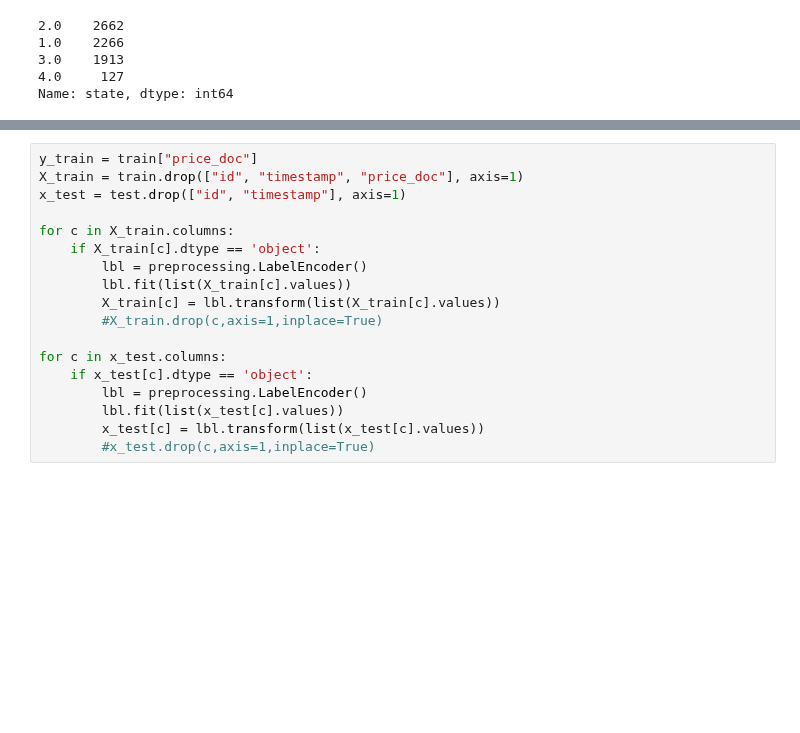
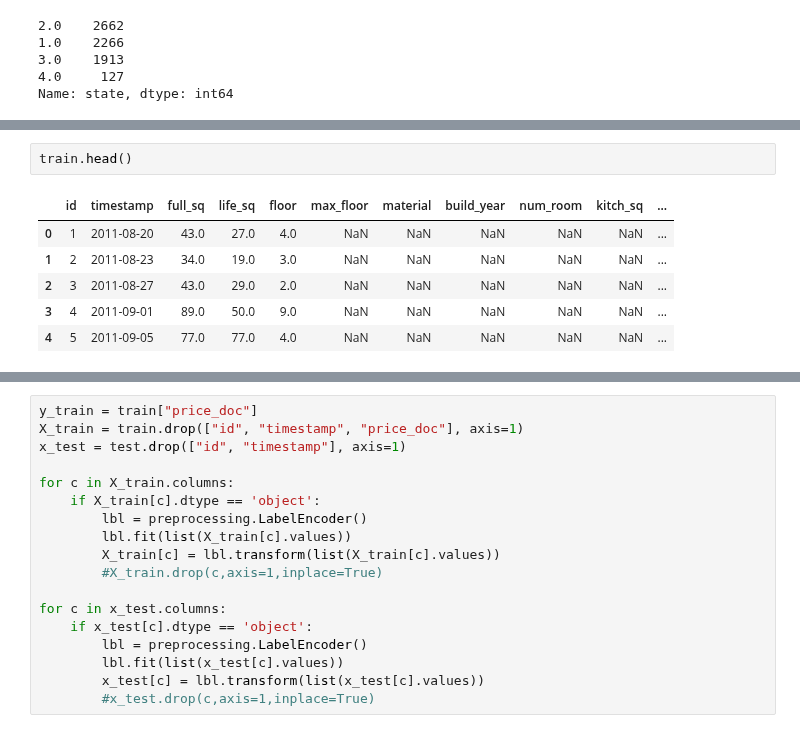
Before and after one commit to JCreeks/SyberbankHousingPrice, a Jupyter notebook: Initial_XGB.ipynb, the cells around one changed output, grey strips where cells are left out. Cells and saved outputs as stored; diff of their text form; blank space fills up the shorter version.

```diff
--- a/Initial_XGB.ipynb
+++ b/Initial_XGB.ipynb
@@ -119,0 +176,9 @@ Name: state, dtype: int64
+# %%
+train.head()
+# %% [output]
+|  | id | timestamp | full_sq | life_sq | floor | max_floor | material | build_year | num_room | kitch_sq | ... |
+| 0 | 1 | 2011-08-20 | 43.0 | 27.0 | 4.0 | NaN | NaN | NaN | NaN | NaN | ... |
+| 1 | 2 | 2011-08-23 | 34.0 | 19.0 | 3.0 | NaN | NaN | NaN | NaN | NaN | ... |
+| 2 | 3 | 2011-08-27 | 43.0 | 29.0 | 2.0 | NaN | NaN | NaN | NaN | NaN | ... |
+| 3 | 4 | 2011-09-01 | 89.0 | 50.0 | 9.0 | NaN | NaN | NaN | NaN | NaN | ... |
+| 4 | 5 | 2011-09-05 | 77.0 | 77.0 | 4.0 | NaN | NaN | NaN | NaN | NaN | ... |
```
Also changed, not shown: parts of 10 cells of this notebook, 1 other file.
